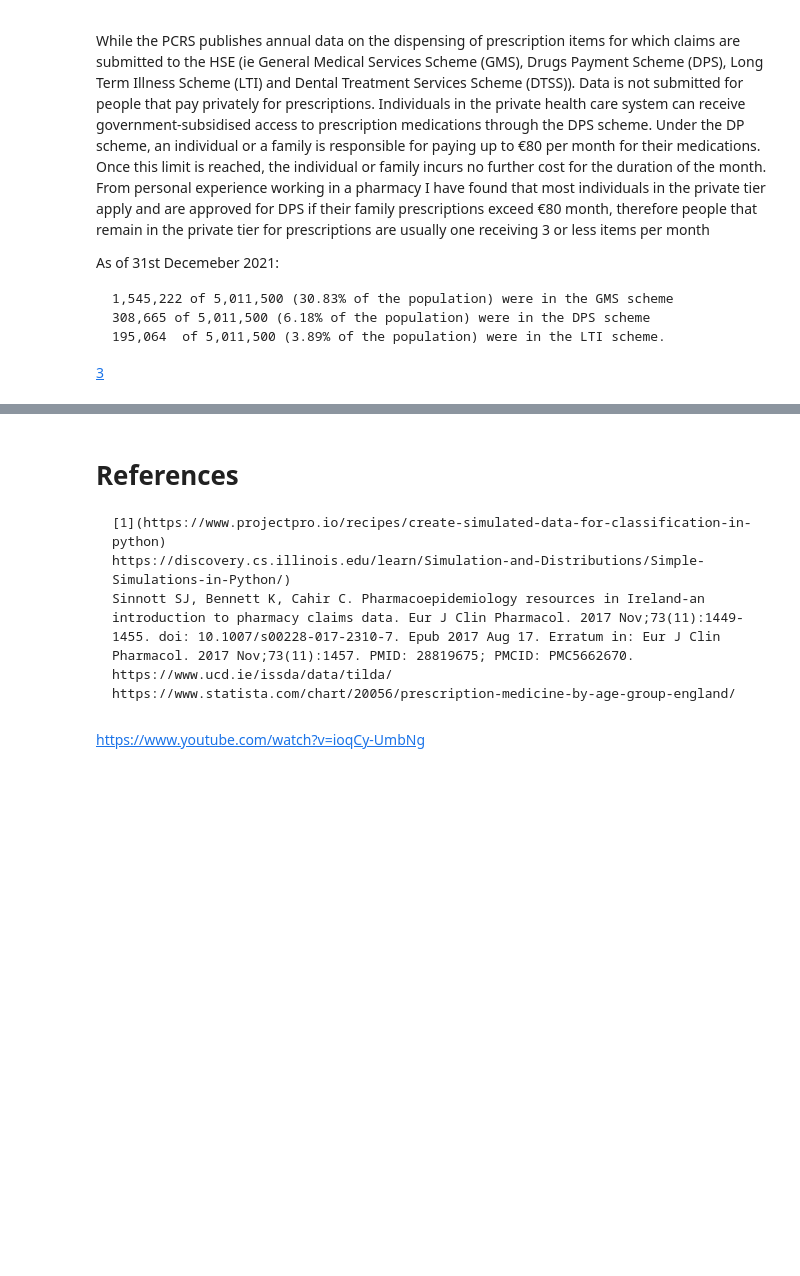
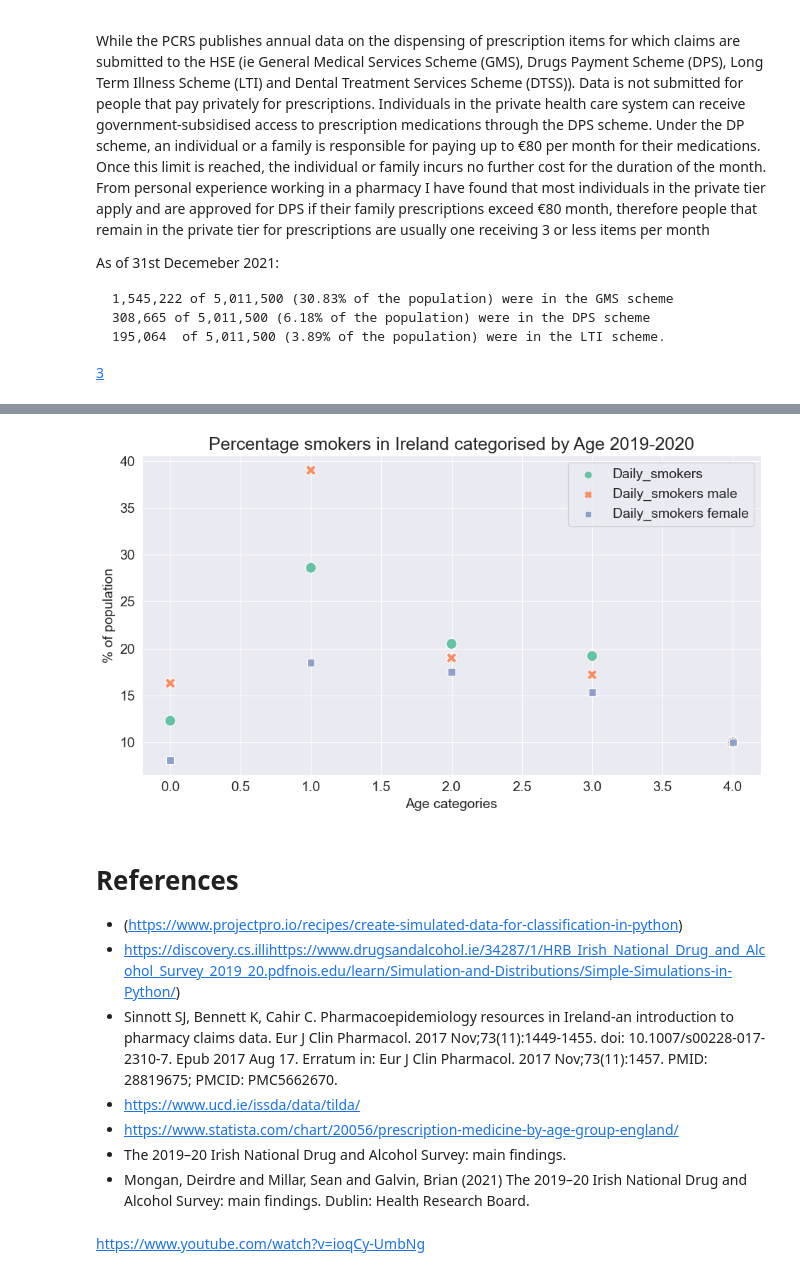
Before and after one commit to BridK02/PfDA-assignment, a Jupyter notebook: PfDA_Assignment.ipynb, the cells around one changed output, grey strips where cells are left out. Cells and saved outputs as stored; diff of their text form; code cells hidden in the pictures; blank space fills up the shorter version.

```diff
--- a/PfDA_Assignment.ipynb
+++ b/PfDA_Assignment.ipynb
@@ -386,0 +473,28 @@ As of 31st Decemeber 2021:
+# %%
+# Python program to demonstrate creating
+# pandas Datadaframe from lists using zip.
+
+import pandas as pd
+
+# List1
+Age_Group = ['15-24', '25-34', '35-49', '50-64', '65+']
+# List2
+Daily_smokers_all = [12.3, 28.6, 20.5, 19.2, 10]
+#list 3
+Daily_smokers_male = [16.3, 39, 19, 17.2, 10]
+#list 4
+Daily_smokers_female = [8.1, 18.5, 17.5, 15.3, 10]
+# get the list of tuples from 4 lists and merge them by using zip().
+list_of_tuples = list(zip(Age_Group, Daily_smokers_all, Daily_smokers_male, Daily_smokers_female))
+
+# Assign data to tuples.
+list_of_tuples
+
+
+# Converting lists of tuples into
+# pandas Dataframe.
+smokersmalefemaledf = pd.DataFrame(list_of_tuples,
+				columns=['Age_Group', 'Daily_smokers', 'Daily_smokers male', 'Daily_smokers female'])
+
+# Print data.
+smokersmalefemaledf
@@ -387,10 +508,25 @@ As of 31st Decemeber 2021:
+# %%
+plt.figure(figsize=(10,6), tight_layout=True)
+ax = sns.scatterplot(data=smokersmalefemaledf, palette='Set2', s=120)
+ax.set(xlabel='Age categories', ylabel='% of population')
+plt.title('Percentage smokers in Ireland categorised by Age 2019-2020')
+plt.rc('axes', titlesize=18)     # fontsize of the axes title
+plt.rc('axes', labelsize=14)    # fontsize of the x and y labels
+plt.rc('xtick', labelsize=14)    # fontsize of the tick labels
+plt.rc('ytick', labelsize=14)    # fontsize of the tick labels
+plt.rc('font', size=24)          # controls default text sizes
+plt.show()
+# %% [output]
+[figure, added]
 # %% [markdown]
 # References
 
-    [1](https://www.projectpro.io/recipes/create-simulated-data-for-classification-in-python)
-    https://discovery.cs.illinois.edu/learn/Simulation-and-Distributions/Simple-Simulations-in-Python/)
-    Sinnott SJ, Bennett K, Cahir C. Pharmacoepidemiology resources in Ireland-an introduction to pharmacy claims data. Eur J Clin Pharmacol. 2017 Nov;73(11):1449-1455. doi: 10.1007/s00228-017-2310-7. Epub 2017 Aug 17. Erratum in: Eur J Clin Pharmacol. 2017 Nov;73(11):1457. PMID: 28819675; PMCID: PMC5662670.
-    https://www.ucd.ie/issda/data/tilda/
-    https://www.statista.com/chart/20056/prescription-medicine-by-age-group-england/
+* (https://www.projectpro.io/recipes/create-simulated-data-for-classification-in-python)
+* https://discovery.cs.illihttps://www.drugsandalcohol.ie/34287/1/HRB_Irish_National_Drug_and_Alcohol_Survey_2019_20.pdfnois.edu/learn/Simulation-and-Distributions/Simple-Simulations-in-Python/)
+* Sinnott SJ, Bennett K, Cahir C. Pharmacoepidemiology resources in Ireland-an introduction to pharmacy claims data. Eur J Clin Pharmacol. 2017 Nov;73(11):1449-1455. doi: 10.1007/s00228-017-2310-7. Epub 2017 Aug 17. Erratum in: Eur J Clin Pharmacol. 2017 Nov;73(11):1457. PMID: 28819675; PMCID: PMC5662670.
+* https://www.ucd.ie/issda/data/tilda/
+* https://www.statista.com/chart/20056/prescription-medicine-by-age-group-england/
+* The 2019–20 Irish National Drug and Alcohol Survey: main findings.
+* Mongan, Deirdre and Millar, Sean and Galvin, Brian (2021) The 2019–20 Irish National Drug and Alcohol Survey: main findings. Dublin: Health Research Board.
 # %% [markdown]
 https://www.youtube.com/watch?v=ioqCy-UmbNg
```
Also changed, not shown: parts of 15 cells of this notebook.
